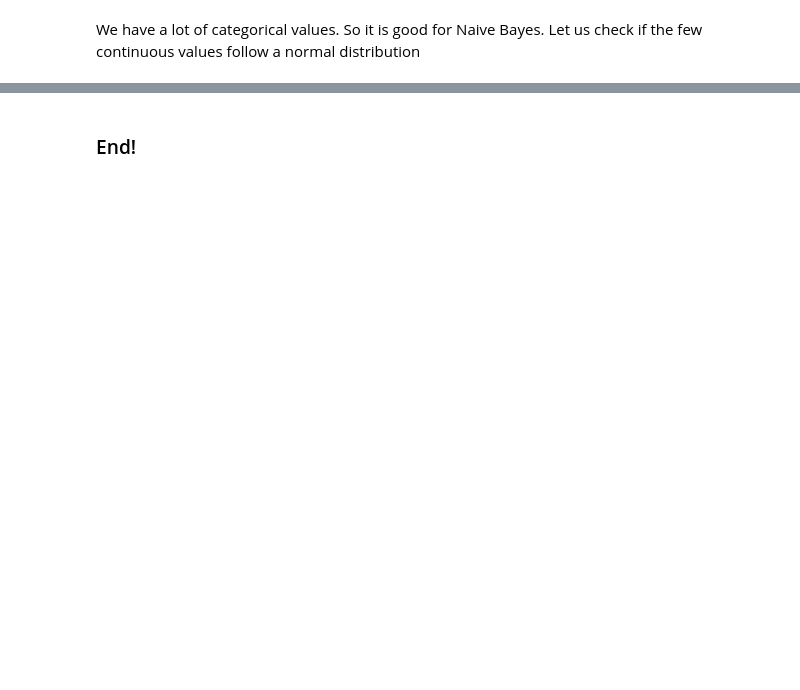
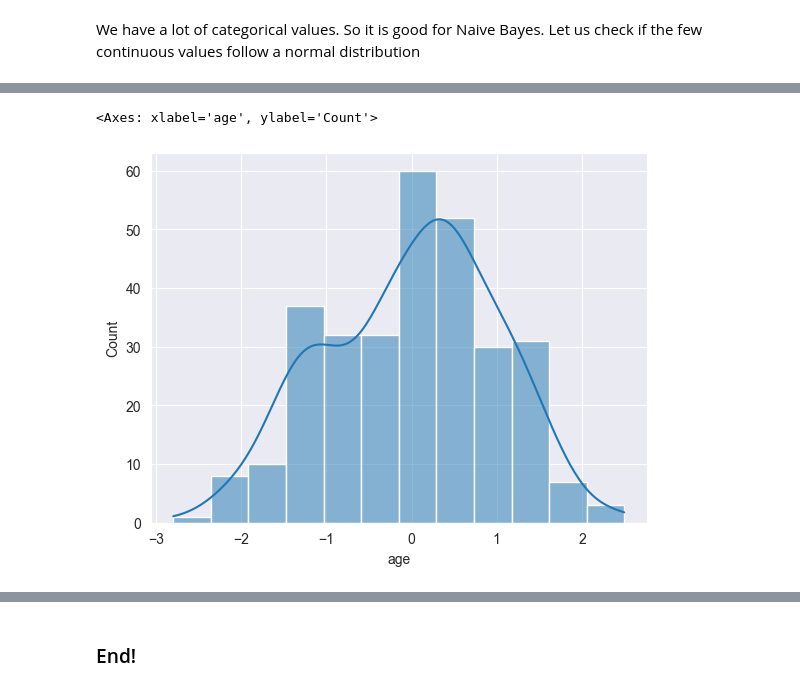
Before and after one commit to Yashicasaun/Data-Science---Projects, a Jupyter notebook: Data Science Projects/Heart Attack Prediction/Heart_attack_possibility.ipynb, the cells around one changed output, grey strips where cells are left out. Drawn from its saved outputs; the diff is of its cells as text; code cells hidden in the pictures; blank space fills up the shorter version.

```diff
--- a/Data Science Projects/Heart Attack Prediction/Heart_attack_possibility.ipynb
+++ b/Data Science Projects/Heart Attack Prediction/Heart_attack_possibility.ipynb
@@ -142,0 +190,3 @@ sns.pairplot(
+# %%
+from sklearn.preprocessing import StandardScaler
+scaler = StandardScaler()
@@ -142,0 +197,3 @@ sns.pairplot(
+# %%
+heart_scaled = scaler.transform(heart.drop("target", axis = 1))
+heart_scaled = pd.DataFrame(heart_scaled, columns = heart.columns[:-1])
@@ -191,3 +326,6 @@ heart.head()
 # %%
-sns.histplot(data=heart,x="age",kde=True)
+sns.histplot(data=heart_scaled,x="age",kde=True)
+# %% [output]
+<Axes: xlabel='age', ylabel='Count'>
+[figure, added]
 # %%
```
Also changed, not shown: parts of 56 cells of this notebook.
